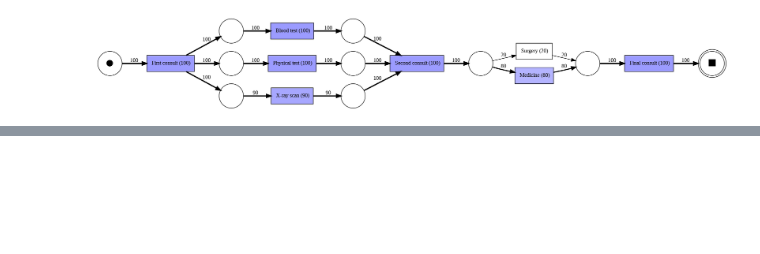
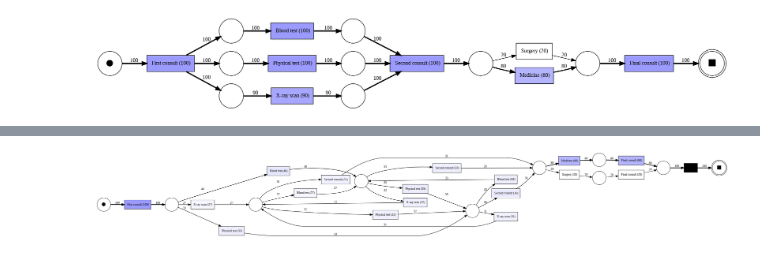
Before and after one commit to bibagucci/Process_mining_lab_hes, a Jupyter notebook: Боброва_лаб1_Process_mining.ipynb, the cells around one changed output, grey strips where cells are left out. Drawn from its saved outputs; the diff is of its cells as text; code cells hidden in the pictures; blank space fills up the shorter version.

```diff
--- a/Боброва_лаб1_Process_mining.ipynb
+++ b/Боброва_лаб1_Process_mining.ipynb
@@ -773,0 +828,15 @@ dfg_visualization.view(gviz)
+# %%
+
+from pm4py.algo.discovery.dfg import algorithm as dfg_discovery
+dfg = dfg_discovery.apply(event_log)
+from pm4py.objects.conversion.dfg import converter as dfg_mining
+net, im, fm = dfg_mining.apply(dfg)
+from pm4py.visualization.petri_net import visualizer as pn_visualizer
+parameters = {pn_visualizer.Variants.FREQUENCY.value.Parameters.FORMAT: "png"}
+gviz = pn_visualizer.apply(net, im, fm,
+                           parameters=parameters,
+                           variant=pn_visualizer.Variants.FREQUENCY,
+                           log=event_log)
+pn_visualizer.view(gviz)
+# %% [output]
+[figure, added]
```
Also changed, not shown: parts of 12 cells of this notebook.
